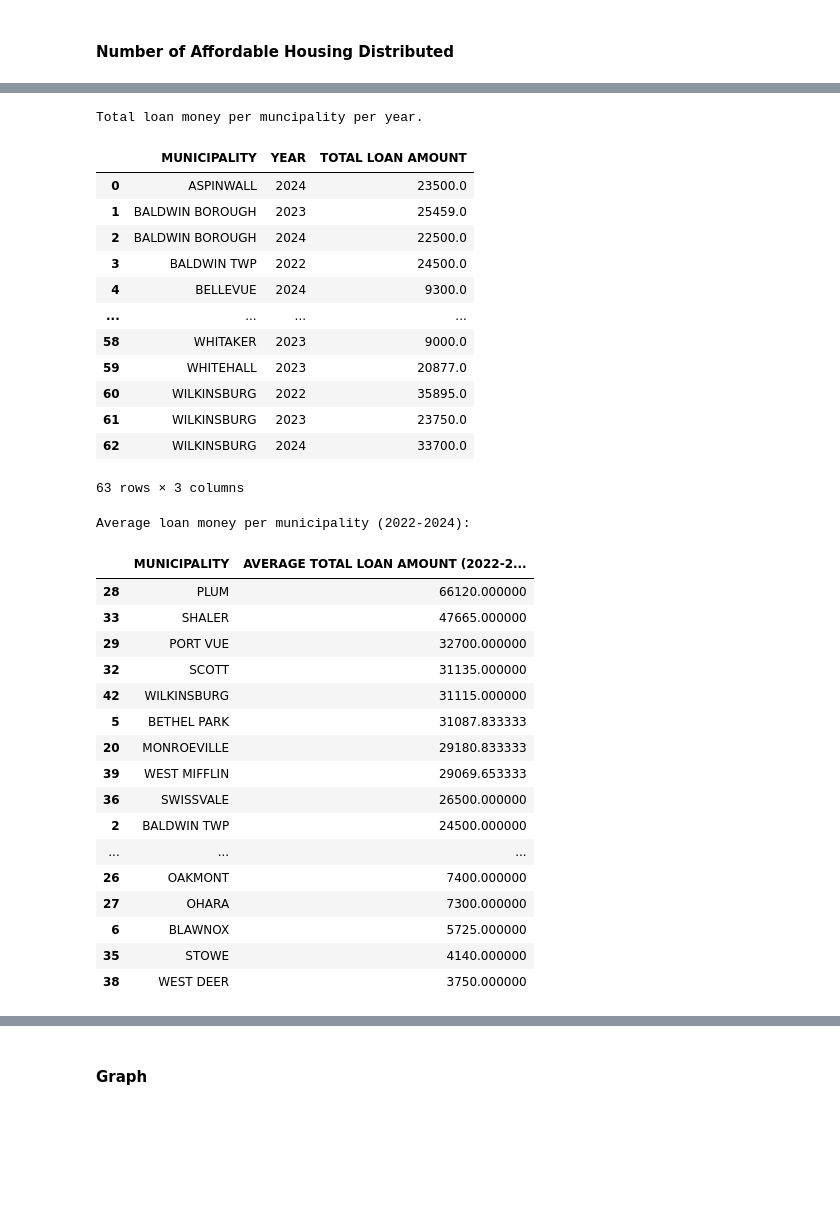
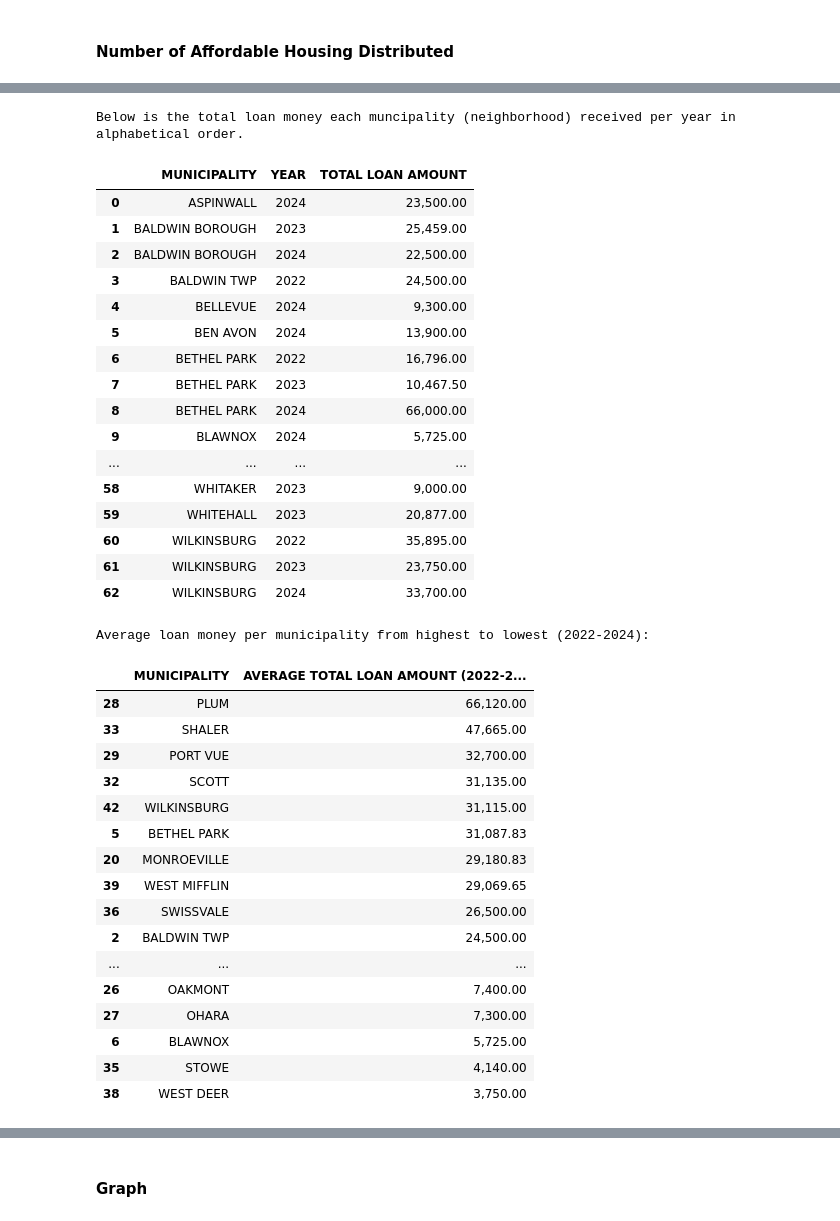
Before and after one commit to ABT0010/Best_Neighborhood_in_Pittsburgh, a Jupyter notebook: Final_Group_Project.ipynb, the cells around one changed output, grey strips where cells are left out. Cells and saved outputs as stored; diff of their text form; code cells hidden in the pictures; blank space fills up the shorter version.

```diff
--- a/Final_Group_Project.ipynb
+++ b/Final_Group_Project.ipynb
@@ -256,62 +265,66 @@ For this reason, we used a data table from WPRDC's "https://data.wprdc.org/datas
 # %%
 import pandas as pd
 import matplotlib.pyplot as plt
 
 # Load the CSV
 df = pd.read_csv("ahilp-loan-data-for-2022-thru-2024.csv")
 
 # Step 1: get total loan amount per municipality (neighborhood) per year
 
 yearly_totals = (
     df.groupby(['MUNICIPALITY', 'YEAR'])['TOTAL LOAN AMOUNT']
     .sum()
     .reset_index())
 
-print("Total loan money per muncipality per year.")
-display(yearly_totals)
+print("Below is the total loan money each muncipality (neighborhood) received per year in alphabetical order.")
+display(yearly_totals.style.format({"TOTAL LOAN AMOUNT": "{:,.2f}"}))
 
 # STEP 2: Get average total loan amount (2022-2024) per municipality
 
 average_loans = (
     yearly_totals.groupby('MUNICIPALITY')['TOTAL LOAN AMOUNT']
     .mean()
     .reset_index(name='AVERAGE TOTAL LOAN AMOUNT (2022-2024)'))
 
 average_loans = average_loans.sort_values(
     'AVERAGE TOTAL LOAN AMOUNT (2022-2024)', ascending=False)
 
-print("Average loan money per municipality (2022-2024):")
-display(average_loans)
+print("Average loan money per municipality from highest to lowest (2022-2024):")
+display(average_loans.style.format({"AVERAGE TOTAL LOAN AMOUNT (2022-2024)": "{:,.2f}"}))
 # %% [output]
-Total loan money per muncipality per year.
+Below is the total loan money each muncipality (neighborhood) received per year in alphabetical order.
 |  | MUNICIPALITY | YEAR | TOTAL LOAN AMOUNT |
-| 0 | ASPINWALL | 2024 | 23500.0 |
-| 1 | BALDWIN BOROUGH | 2023 | 25459.0 |
-| 2 | BALDWIN BOROUGH | 2024 | 22500.0 |
-| 3 | BALDWIN TWP | 2022 | 24500.0 |
-| 4 | BELLEVUE | 2024 | 9300.0 |
+| 0 | ASPINWALL | 2024 | 23,500.00 |
+| 1 | BALDWIN BOROUGH | 2023 | 25,459.00 |
+| 2 | BALDWIN BOROUGH | 2024 | 22,500.00 |
+| 3 | BALDWIN TWP | 2022 | 24,500.00 |
+| 4 | BELLEVUE | 2024 | 9,300.00 |
+| 5 | BEN AVON | 2024 | 13,900.00 |
+| 6 | BETHEL PARK | 2022 | 16,796.00 |
+| 7 | BETHEL PARK | 2023 | 10,467.50 |
+| 8 | BETHEL PARK | 2024 | 66,000.00 |
+| 9 | BLAWNOX | 2024 | 5,725.00 |
 | ... | ... | ... | ... |
-| 58 | WHITAKER | 2023 | 9000.0 |
-| 59 | WHITEHALL | 2023 | 20877.0 |
-| 60 | WILKINSBURG | 2022 | 35895.0 |
-| 61 | WILKINSBURG | 2023 | 23750.0 |
-| 62 | WILKINSBURG | 2024 | 33700.0 |
+| 58 | WHITAKER | 2023 | 9,000.00 |
+| 59 | WHITEHALL | 2023 | 20,877.00 |
+| 60 | WILKINSBURG | 2022 | 35,895.00 |
+| 61 | WILKINSBURG | 2023 | 23,750.00 |
+| 62 | WILKINSBURG | 2024 | 33,700.00 |
-63 rows × 3 columns
+Average loan money per municipality from highest to lowest (2022-2024):
-Average loan money per municipality (2022-2024):
 |  | MUNICIPALITY | AVERAGE TOTAL LOAN AMOUNT (2022-2... |
-| 28 | PLUM | 66120.000000 |
-| 33 | SHALER | 47665.000000 |
-| 29 | PORT VUE | 32700.000000 |
-| 32 | SCOTT | 31135.000000 |
-| 42 | WILKINSBURG | 31115.000000 |
-| 5 | BETHEL PARK | 31087.833333 |
-| 20 | MONROEVILLE | 29180.833333 |
-| 39 | WEST MIFFLIN | 29069.653333 |
-| 36 | SWISSVALE | 26500.000000 |
-| 2 | BALDWIN TWP | 24500.000000 |
+| 28 | PLUM | 66,120.00 |
+| 33 | SHALER | 47,665.00 |
+| 29 | PORT VUE | 32,700.00 |
+| 32 | SCOTT | 31,135.00 |
+| 42 | WILKINSBURG | 31,115.00 |
+| 5 | BETHEL PARK | 31,087.83 |
+| 20 | MONROEVILLE | 29,180.83 |
+| 39 | WEST MIFFLIN | 29,069.65 |
+| 36 | SWISSVALE | 26,500.00 |
+| 2 | BALDWIN TWP | 24,500.00 |
 | ... | ... | ... |
-| 26 | OAKMONT | 7400.000000 |
-| 27 | OHARA | 7300.000000 |
-| 6 | BLAWNOX | 5725.000000 |
-| 35 | STOWE | 4140.000000 |
-| 38 | WEST DEER | 3750.000000 |
+| 26 | OAKMONT | 7,400.00 |
+| 27 | OHARA | 7,300.00 |
+| 6 | BLAWNOX | 5,725.00 |
+| 35 | STOWE | 4,140.00 |
+| 38 | WEST DEER | 3,750.00 |
```
Also changed, not shown: parts of 6 cells of this notebook, 1 other file.
